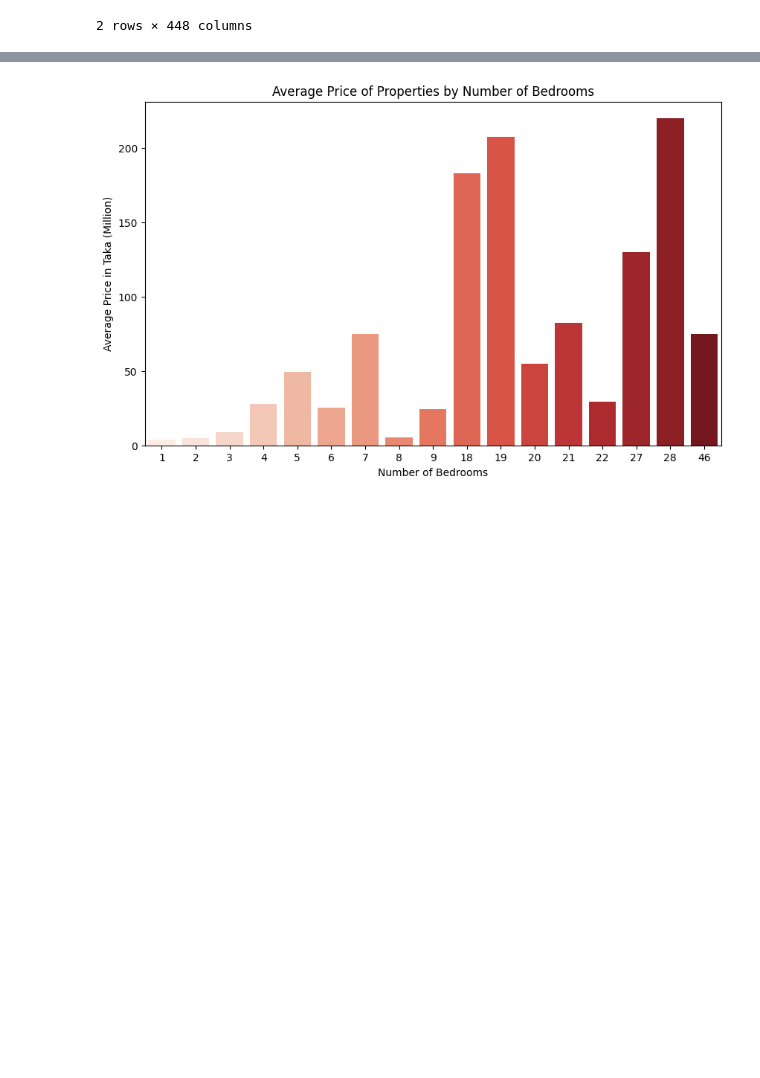
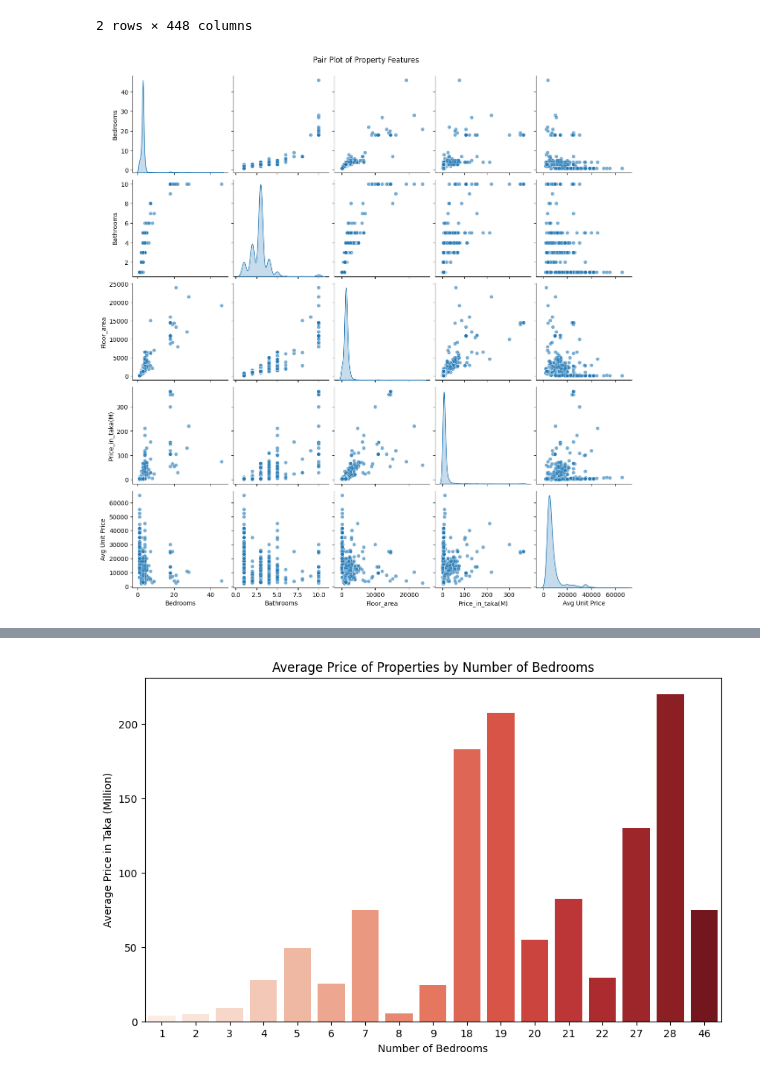
Before and after one commit to ishuu19/My_Practice, a Jupyter notebook: dhaka-bangladesh-rent-analysis.ipynb, the cells around one changed output, grey strips where cells are left out. Drawn from its saved outputs; the diff is of its cells as text; code cells hidden in the pictures; blank space fills up the shorter version.

```diff
--- a/dhaka-bangladesh-rent-analysis.ipynb
+++ b/dhaka-bangladesh-rent-analysis.ipynb
@@ -420,6 +424,20 @@ location_data.head()
 # %%
 data['latitude'] = data['Location'].map(lambda loc: location_data.get(loc, {}).get('latitude'))
 data['longitude'] = data['Location'].map(lambda loc: location_data.get(loc, {}).get('longitude'))
+# %%
+# Select numeric columns for the pair plot
+numeric_cols = ['Bedrooms', 'Bathrooms', 'Floor_area', 'Price_in_taka(M)', 'Avg Unit Price']
+
+# Create the pair plot
+sns.pairplot(data[numeric_cols], kind='scatter', diag_kind='kde', plot_kws={'alpha': 0.6})
+
+# Set the title of the pair plot
+plt.suptitle('Pair Plot of Property Features', y=1.02)
+
+# Show the plot
+plt.show()
+# %% [output]
+[figure, added]
 # %%
 fig = px.scatter_mapbox(data[data['City']=='chattogram'],
                          lat='latitude',
```
Also changed, not shown: parts of 6 cells of this notebook.
